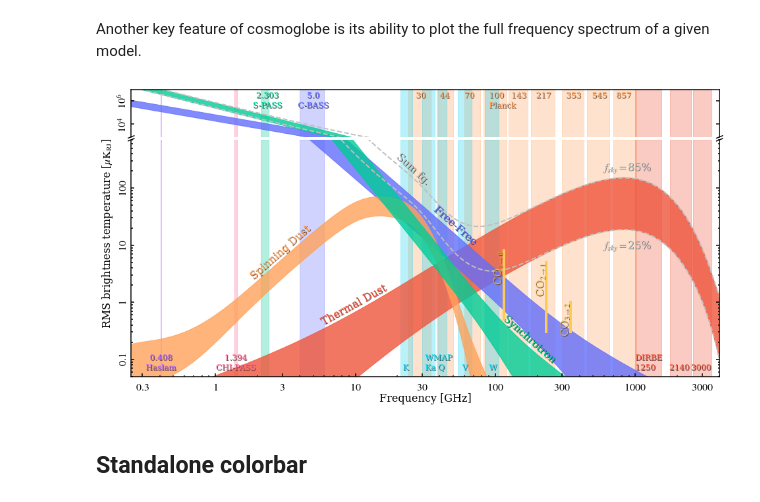
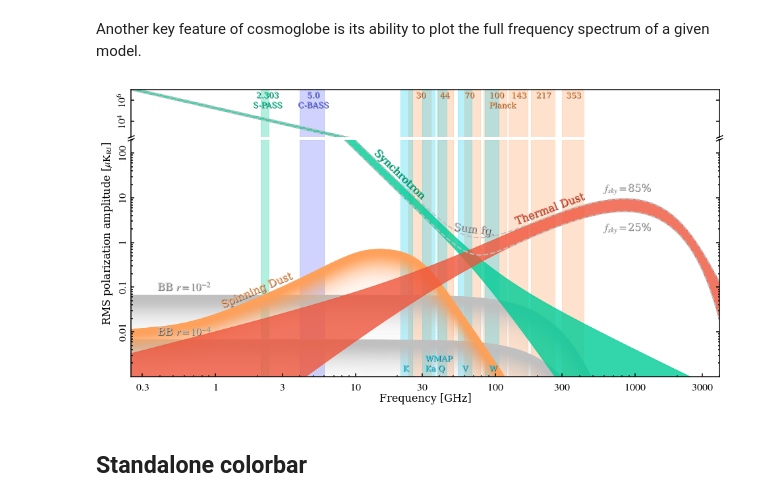
Before and after one commit to Cosmoglobe/Cosmoglobe, a Jupyter notebook: docs/tutorials/plotting.ipynb, the cells around one changed output. Cells and saved outputs as stored; diff of their text form; code cells hidden in the pictures.

Commit message:
Adjusted cosmoglobe to new projview, added autocolor

```diff
--- a/docs/tutorials/plotting.ipynb
+++ b/docs/tutorials/plotting.ipynb
@@ -184,9 +184,10 @@ plt.tight_layout(pad=0.0,)
 # %% [markdown]
 Another key feature of cosmoglobe is its ability to plot the full frequency spectrum of a given model.
 # %%
-cosmoglobe.spec(model)
+cosmoglobe.spec(model,)
+cosmoglobe.spec(model,pol=True)
 # %% [output]
-[figure, old version]
+[figure, new version]
 # %% [markdown]
 ## Standalone colorbar
 # %% [markdown]
```
Also changed, not shown: 4 other files.
